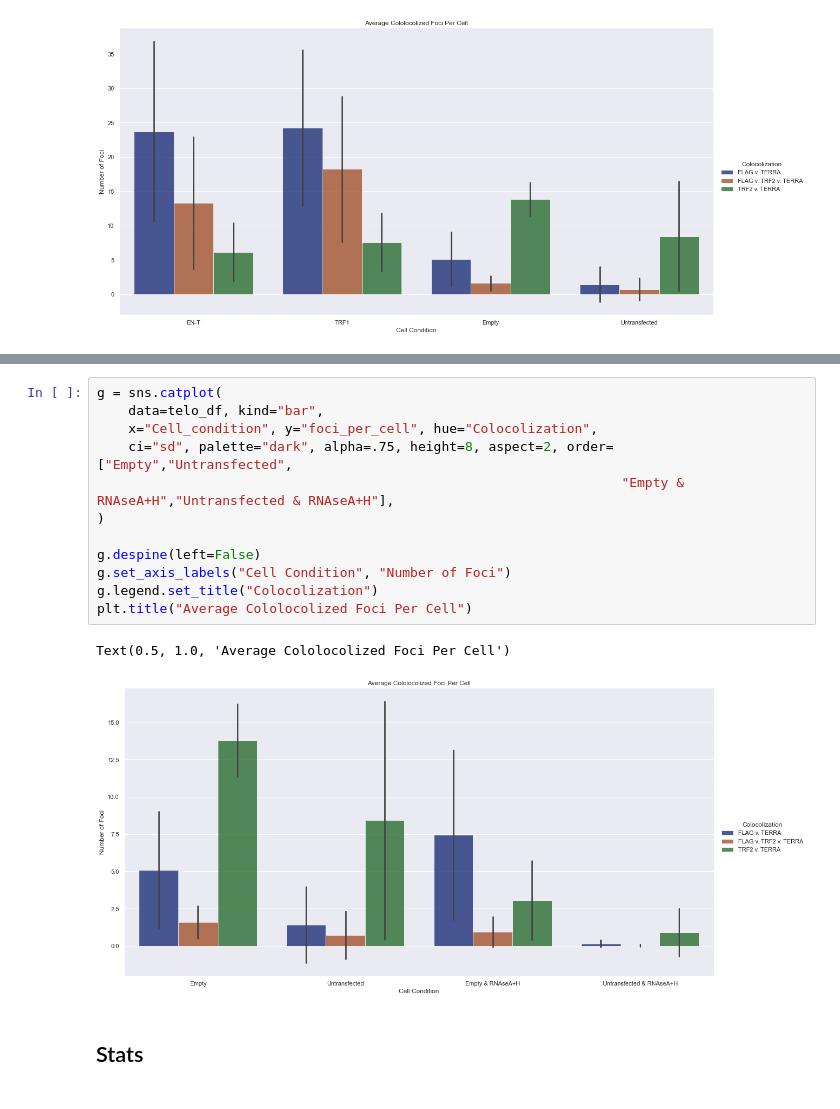
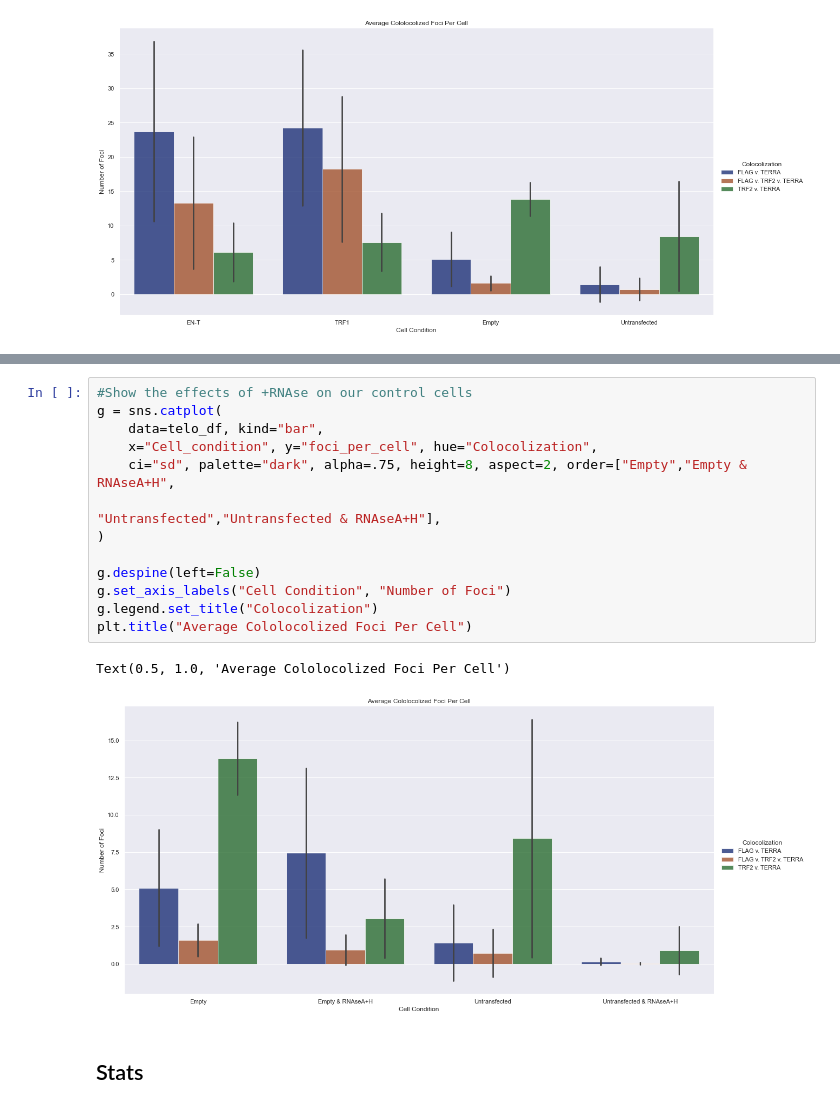
Before and after one commit to aidan-lew/TERRA_DSB, a Jupyter notebook: refined_terra_dsb.ipynb, the cells around one changed output, grey strips where cells are left out. Drawn from its saved outputs; the diff is of its cells as text.

```diff
--- a/refined_terra_dsb.ipynb
+++ b/refined_terra_dsb.ipynb
@@ -427,20 +435,21 @@ F_onewayResult(statistic=22.9040206361094, pvalue=0.00014790840055757597) Empty
  F_onewayResult(statistic=22.646952255330238, pvalue=0.00021351344139676102) Untrans tri
  F_onewayResult(statistic=22.646952255330238, pvalue=0.00021351344139676102) Untrans TRF2
 # %%
+#Show the effects of +RNAse on our control cells
 g = sns.catplot(
     data=telo_df, kind="bar",
     x="Cell_condition", y="foci_per_cell", hue="Colocolization",
-    ci="sd", palette="dark", alpha=.75, height=8, aspect=2, order=["Empty","Untransfected",
-                                                                   "Empty & RNAseA+H","Untransfected & RNAseA+H"],
+    ci="sd", palette="dark", alpha=.75, height=8, aspect=2, order=["Empty","Empty & RNAseA+H",
+                                                                   "Untransfected","Untransfected & RNAseA+H"],
 )
 
 g.despine(left=False)
 g.set_axis_labels("Cell Condition", "Number of Foci")
 g.legend.set_title("Colocolization")
 plt.title("Average Cololocolized Foci Per Cell")
 # %% [output]
 Text(0.5, 1.0, 'Average Cololocolized Foci Per Cell')
-[figure, old version]
+[figure, new version]
 # %% [markdown]
 ## Stats
 # %%
```
Also changed, not shown: parts of 14 cells of this notebook.
